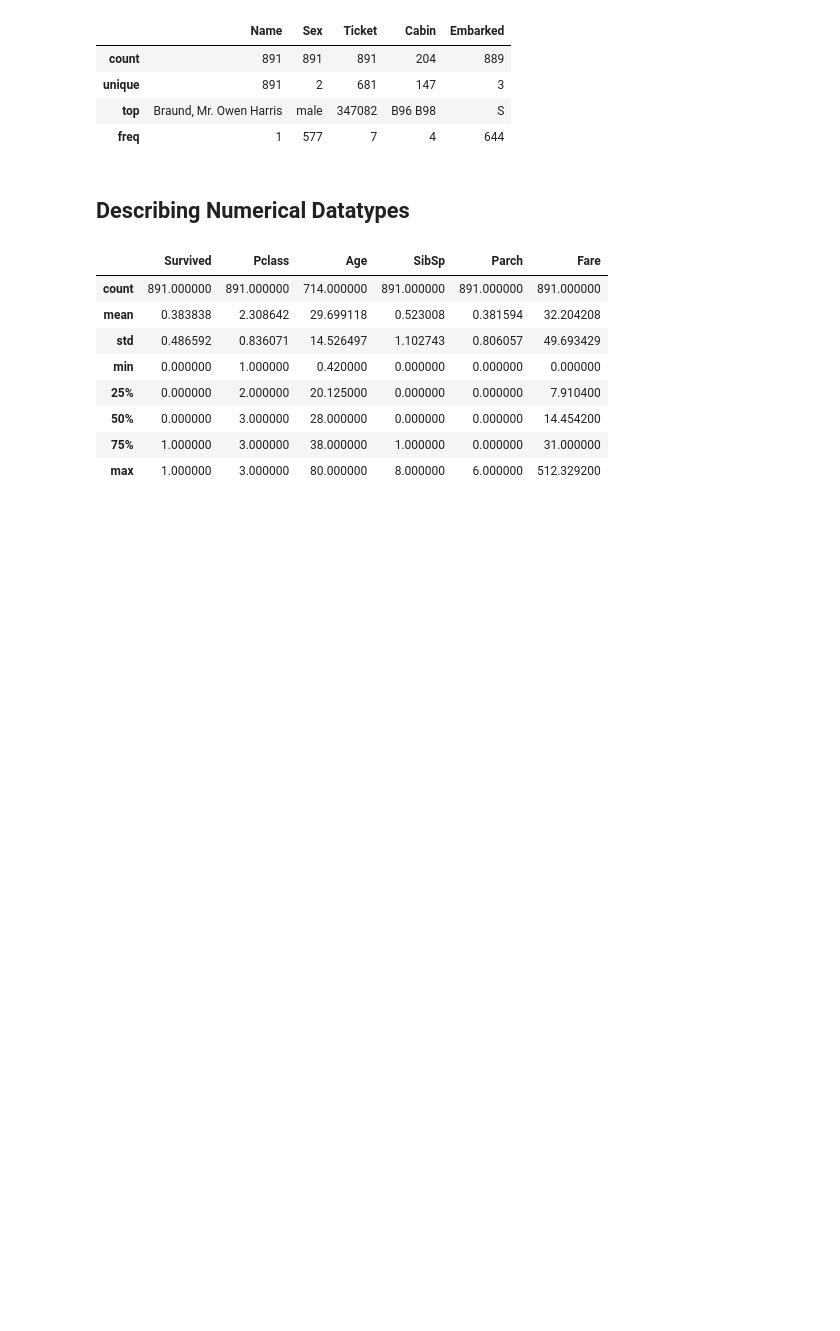
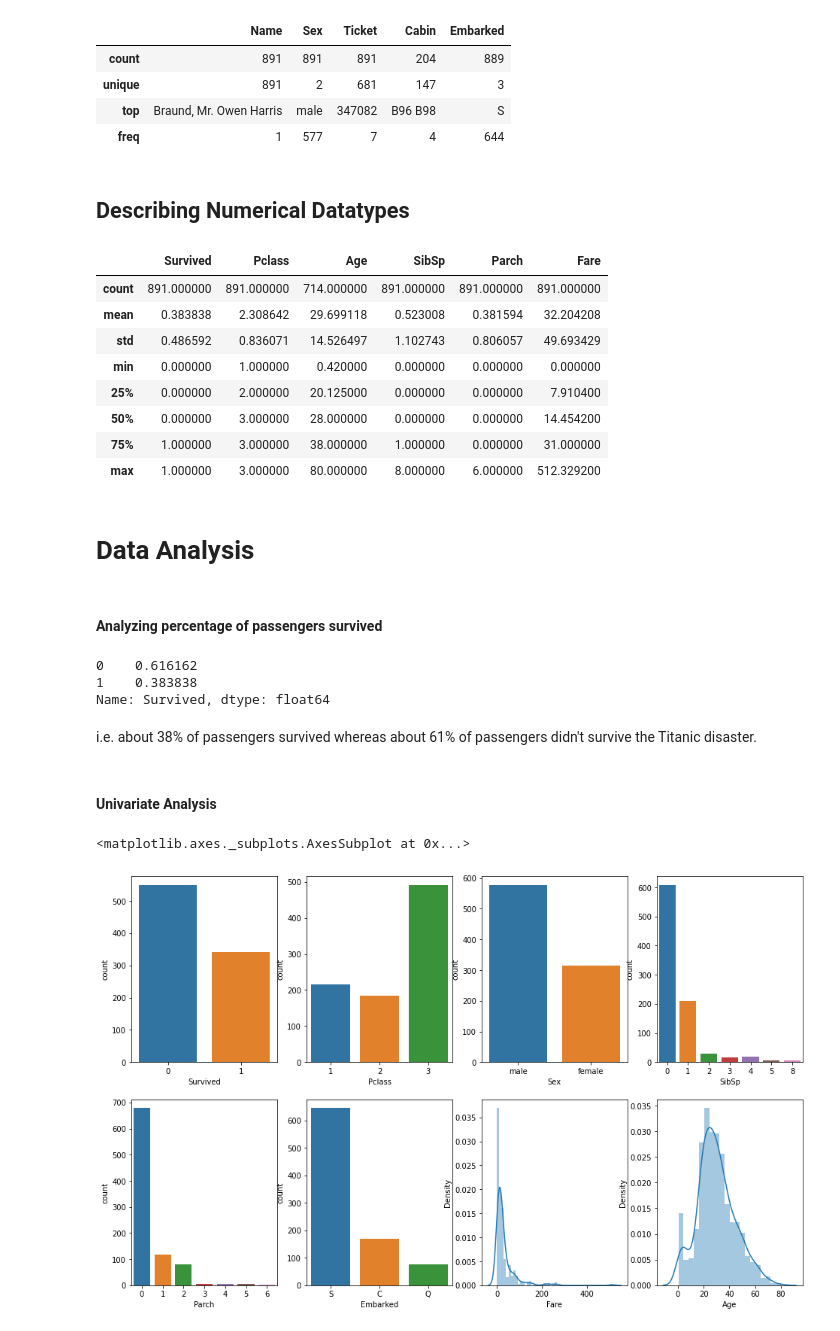
Before and after one commit to mlsacbvp/titanic-survival-prediction, a Jupyter notebook: Titanic_analysis.ipynb, the cells around one changed output. Cells and saved outputs as stored; diff of their text form; code cells hidden in the pictures; blank space fills up the shorter version.

Commit message:
Updated to include Data analysis and Visual Plots

```diff
--- a/Titanic_analysis.ipynb
+++ b/Titanic_analysis.ipynb
@@ -115,3 +115,30 @@ data.describe(include=['number'])
 | 50% | 0.000000 | 3.000000 | 28.000000 | 0.000000 | 0.000000 | 14.454200 |
 | 75% | 1.000000 | 3.000000 | 38.000000 | 1.000000 | 0.000000 | 31.000000 |
 | max | 1.000000 | 3.000000 | 80.000000 | 8.000000 | 6.000000 | 512.329200 |
+# %% [markdown]
+# Data Analysis
+# %% [markdown]
+#### Analyzing percentage of passengers survived
+# %%
+data.Survived.value_counts(normalize=True)
+# %% [output]
+0    0.616162
+1    0.383838
+Name: Survived, dtype: float64
+# %% [markdown]
+i.e. about 38% of passengers survived whereas about 61% of passengers didn't survive the Titanic disaster.
+# %% [markdown]
+#### Univariate Analysis
+# %%
+fig, axes = plt.subplots(2, 4, figsize=(16, 10))
+sns.countplot('Survived',data=data,ax=axes[0,0])
+sns.countplot('Pclass',data=data,ax=axes[0,1])
+sns.countplot('Sex',data=data,ax=axes[0,2])
+sns.countplot('SibSp',data=data,ax=axes[0,3])
+sns.countplot('Parch',data=data,ax=axes[1,0])
+sns.countplot('Embarked',data=data,ax=axes[1,1])
+sns.distplot(data['Fare'], kde=True,ax=axes[1,2])
+sns.distplot(data['Age'].dropna(),kde=True,ax=axes[1,3])
+# %% [output]
+<matplotlib.axes._subplots.AxesSubplot at 0x...>
+[figure, added]
```
Also changed, not shown: parts of 6 cells of this notebook.
